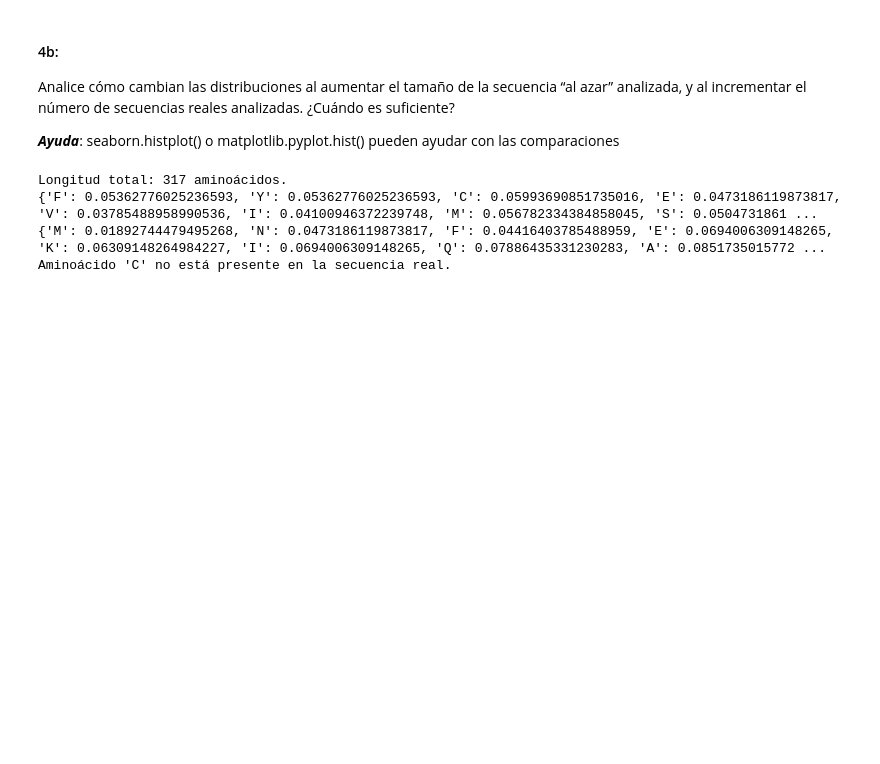
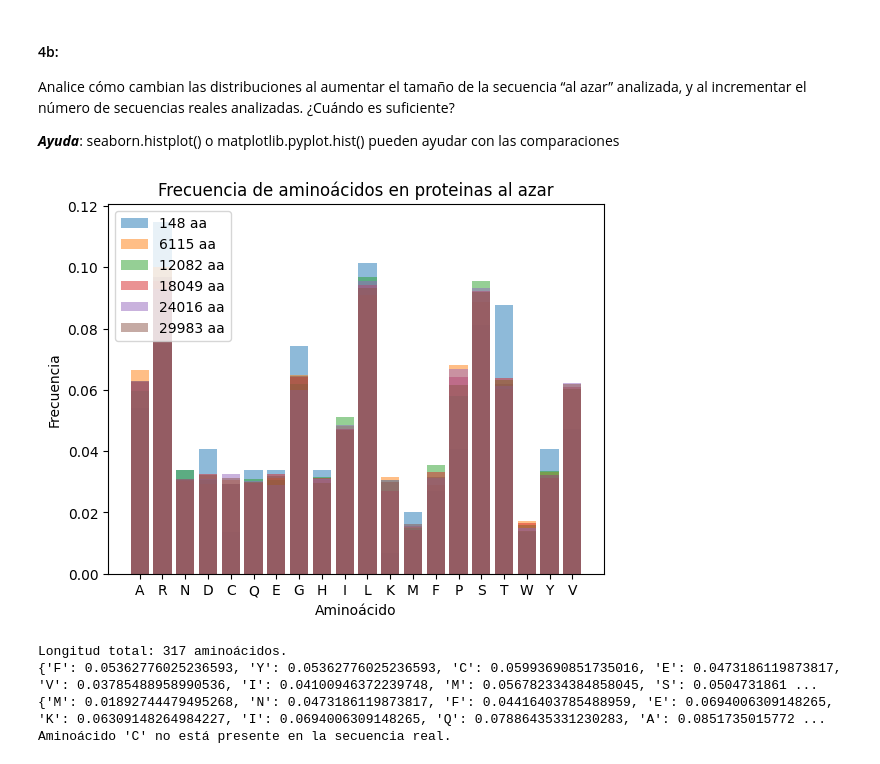
Before and after one commit to capsa-0/intro_bioinfo, a Jupyter notebook: TP2-BIOPYTHON/TP_02_BIOPYTHON_consignas_2025.ipynb, the cells around one changed output. Cells and saved outputs as stored; diff of their text form; code cells hidden in the pictures; blank space fills up the shorter version.

```diff
--- a/TP2-BIOPYTHON/TP_02_BIOPYTHON_consignas_2025.ipynb
+++ b/TP2-BIOPYTHON/TP_02_BIOPYTHON_consignas_2025.ipynb
@@ -616,3 +639,33 @@ generar_seqs_azar(10, 200, 20)
+# %%
+# Cuanto mayor es el largo de las secuencias, más se aproxima la frecuencia a la probabilidad de obtener ese aminoacido en una secuencia de nucleótidos al azar traducida.
+# Un valor lo suficientemente alto sería aquel
+
+import matplotlib.pyplot as plt
+
+min_l=50
+max_l=10000
+n=5
+
+for i in range(min_l, max_l, (max_l-min_l-1)//n):
+    n_sec = generar_secuencia_random(i * 3, 'dna')
+    p_sec = traducir_secuencia(n_sec)
+    frecuencias = obtener_frecuencia_aa(p_sec)
+
+    aas = list(frecuencias.keys())
+    freqs = list(frecuencias.values())
+
+    # Agregar etiqueta con el tamaño de la proteína
+    etiqueta = f'{len(p_sec)} aa'
+
+    plt.bar(aas, freqs, alpha=0.5, label=etiqueta)
+
+plt.title("Frecuencia de aminoácidos en proteinas al azar")
+plt.xlabel("Aminoácido")
+plt.ylabel("Frecuencia")
+plt.legend()
+plt.show()
+# %% [output]
+[figure, added]
 # %%
 # Para buscar varias secuencias al azar en NCBI, puedo hacer que busque al azar dentro de un determinado organismo
 
```
Also changed, not shown: parts of 14 cells of this notebook, 3 other files.
